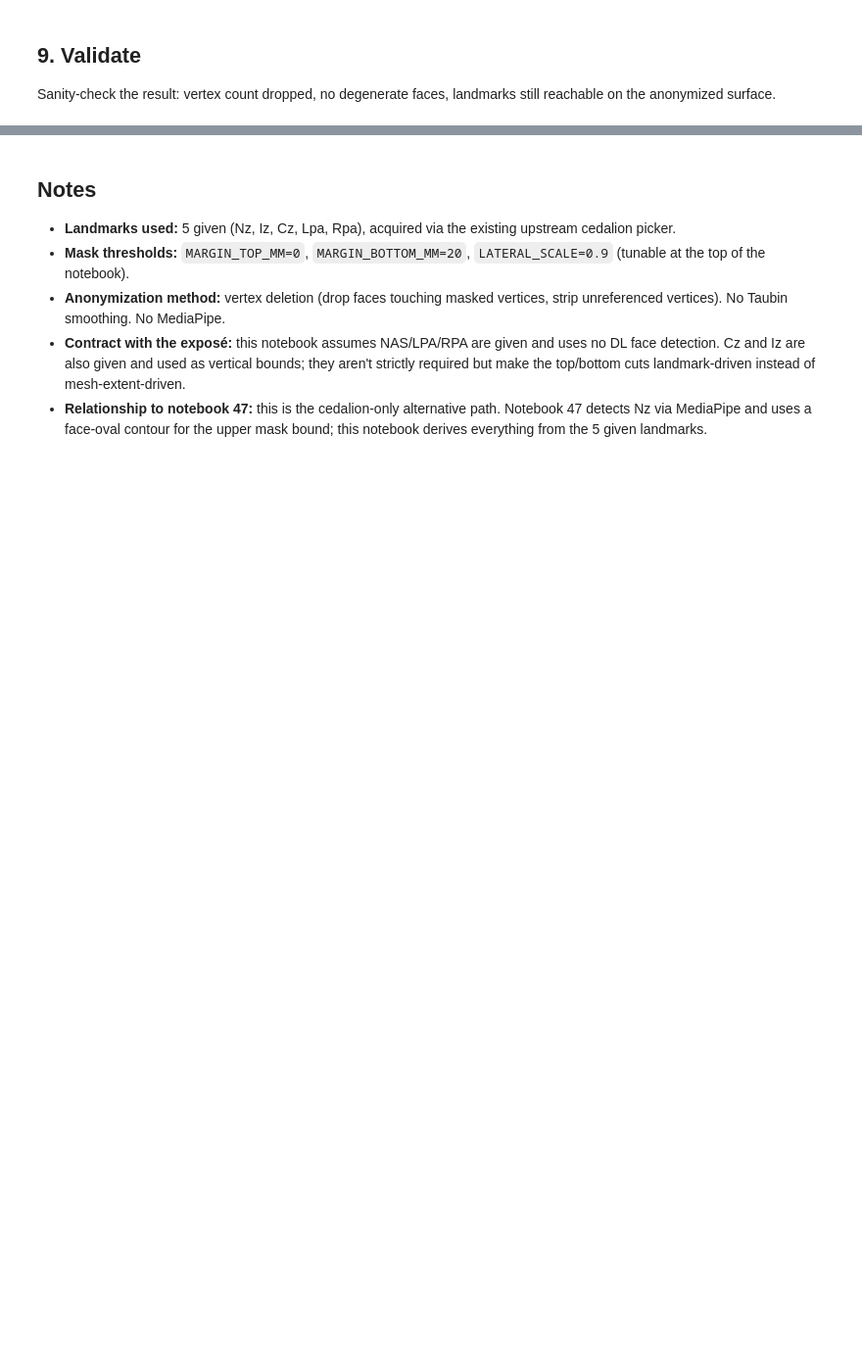
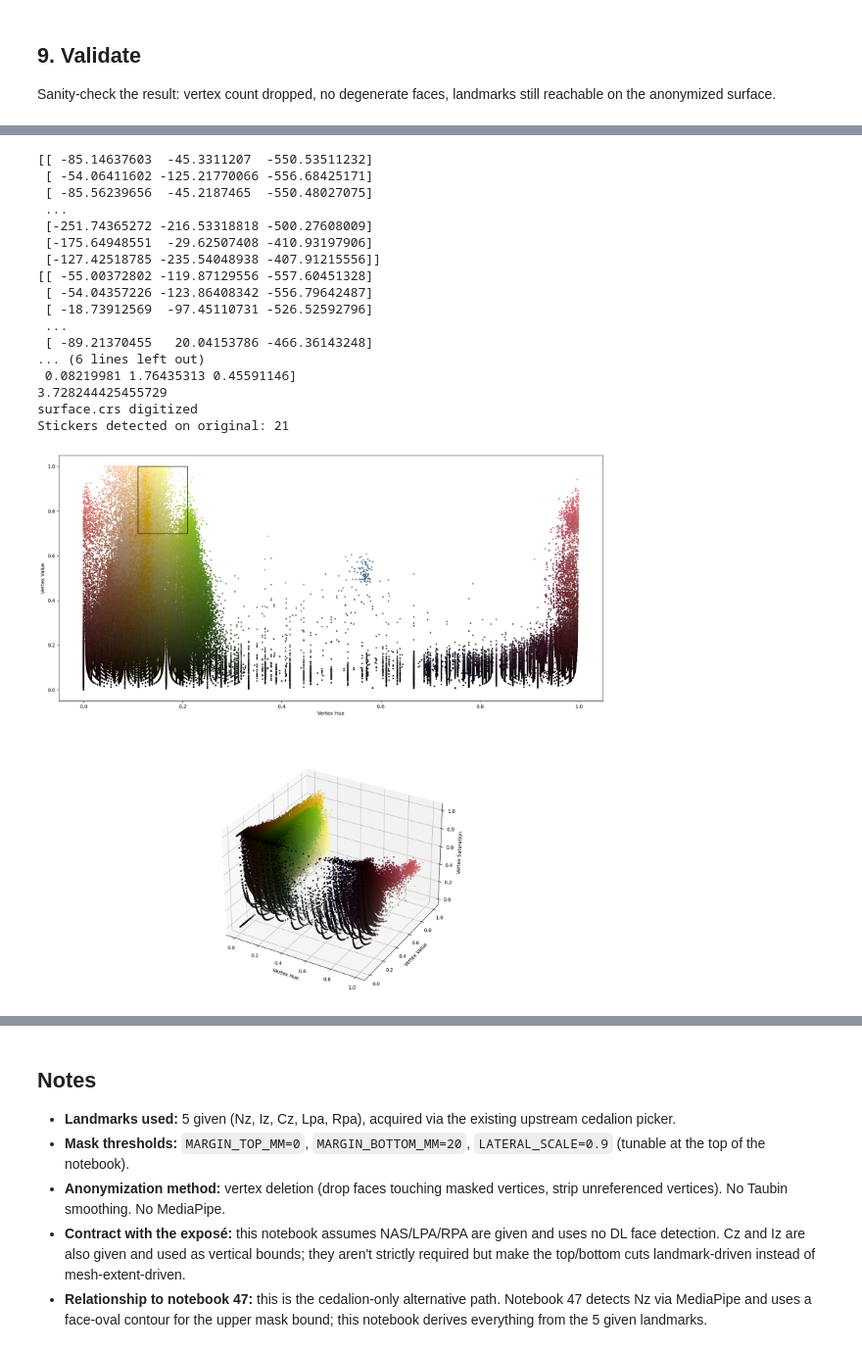
Before and after one commit to Mah-diaa/cedalion, a Jupyter notebook: examples/head_models/48_manual_5pt_anonymization.ipynb, the cells around one changed output, grey strips where cells are left out. Shown at 98% size. Cells and saved outputs as stored; diff of their text form; code cells hidden in the pictures; blank space fills up the shorter version.

```diff
--- a/examples/head_models/48_manual_5pt_anonymization.ipynb
+++ b/examples/head_models/48_manual_5pt_anonymization.ipynb
@@ -339,0 +425,33 @@ ValidationResult(face_removed=True, mesh_valid=True, expected_vertices_removed=1
+# %%
+from cedalion.geometry.photogrammetry.processors import ColoredStickerProcessor
+
+# nb41 default yellow range. If count is 0 on Subject16-22, look at the
+# vertex-color scatter below and widen the HSV window accordingly.
+STICKER_HSV = {"O": (0.11, 0.21, 0.7, 1.0)}
+OPTODE_LENGTH = 22.6 * cedalion.units.mm
+
+processor = ColoredStickerProcessor(colors=STICKER_HSV)
+centers_h, normals_h, details_h = processor.process(surface_h, details=True)
+print(f'Stickers detected on original: {len(centers_h)}')
+
+details_h.plot_vertex_colors()
+plt.show()
+# %% [output]
+[[ -85.14637603  -45.3311207  -550.53511232]
+ [ -54.06411602 -125.21770066 -556.68425171]
+ [ -85.56239656  -45.2187465  -550.48027075]
+ ...
+ [-251.74365272 -216.53318818 -500.27608009]
+ [-175.64948551  -29.62507408 -410.93197906]
+ [-127.42518785 -235.54048938 -407.91215556]]
+[[ -55.00372802 -119.87129556 -557.60451328]
+ [ -54.04357226 -123.86408342 -556.79642487]
+ [ -18.73912569  -97.45110731 -526.52592796]
+ ...
+ [ -89.21370455   20.04153786 -466.36143248]
+... (6 lines left out)
+ 0.08219981 1.76435313 0.45591146]
+3.728244425455729
+surface.crs digitized
+Stickers detected on original: 21
+[figure, added]
```
Also changed, not shown: parts of 17 cells of this notebook, 5 other files.
